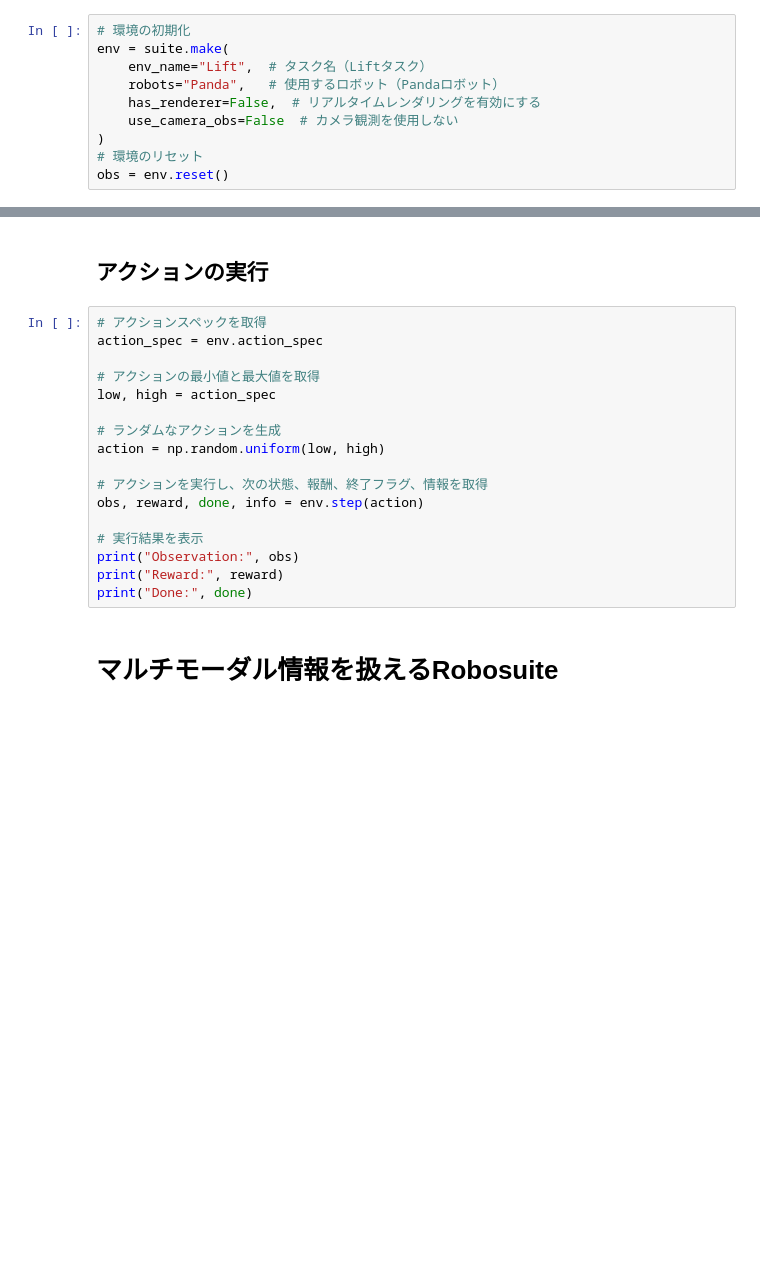
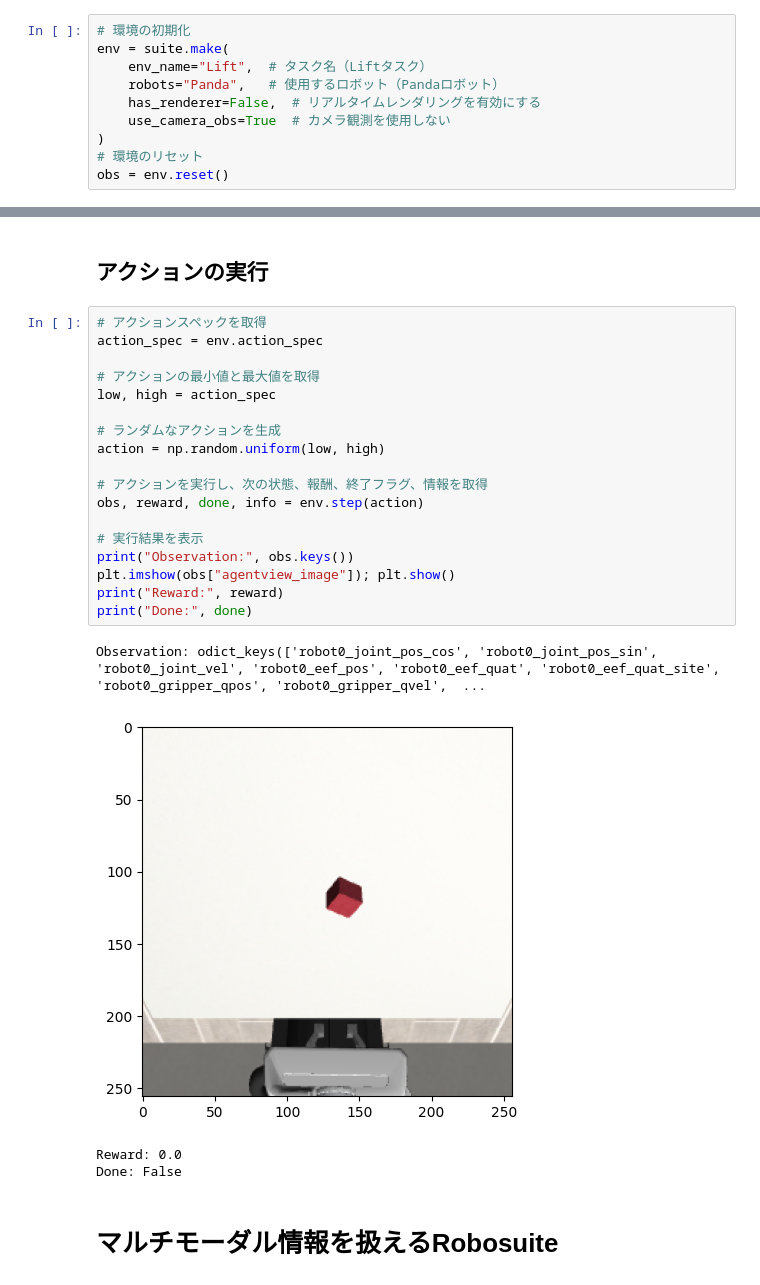
Before and after one commit to seki-shu/Group15_Multimodal, a Jupyter notebook: Robosuite.ipynb, the cells around one changed output, grey strips where cells are left out. Cells and saved outputs as stored; diff of their text form; blank space fills up the shorter version.

```diff
--- a/Robosuite.ipynb
+++ b/Robosuite.ipynb
@@ -20,7 +46,7 @@ env = suite.make(
     env_name="Lift",  # タスク名（Liftタスク）
     robots="Panda",   # 使用するロボット（Pandaロボット）
     has_renderer=False,  # リアルタイムレンダリングを有効にする
-    use_camera_obs=False  # カメラ観測を使用しない
+    use_camera_obs=True  # カメラ観測を使用しない
 )
 # 環境のリセット
 obs = env.reset()
@@ -29,20 +60,26 @@ obs = env.reset()
 # %%
 # アクションスペックを取得
 action_spec = env.action_spec
 
 # アクションの最小値と最大値を取得
 low, high = action_spec
 
 # ランダムなアクションを生成
 action = np.random.uniform(low, high)
 
 # アクションを実行し、次の状態、報酬、終了フラグ、情報を取得
 obs, reward, done, info = env.step(action)
 
 # 実行結果を表示
-print("Observation:", obs)
+print("Observation:", obs.keys())
+plt.imshow(obs["agentview_image"]); plt.show()
 print("Reward:", reward)
 print("Done:", done)
+# %% [output]
+Observation: odict_keys(['robot0_joint_pos_cos', 'robot0_joint_pos_sin', 'robot0_joint_vel', 'robot0_eef_pos', 'robot0_eef_quat', 'robot0_eef_quat_site', 'robot0_gripper_qpos', 'robot0_gripper_qvel',  ...
+[figure, added]
+Reward: 0.0
+Done: False
 # %% [markdown]
 # マルチモーダル情報を扱えるRobosuite
 # %% [markdown]
```
Also changed, not shown: parts of 3 cells of this notebook.
